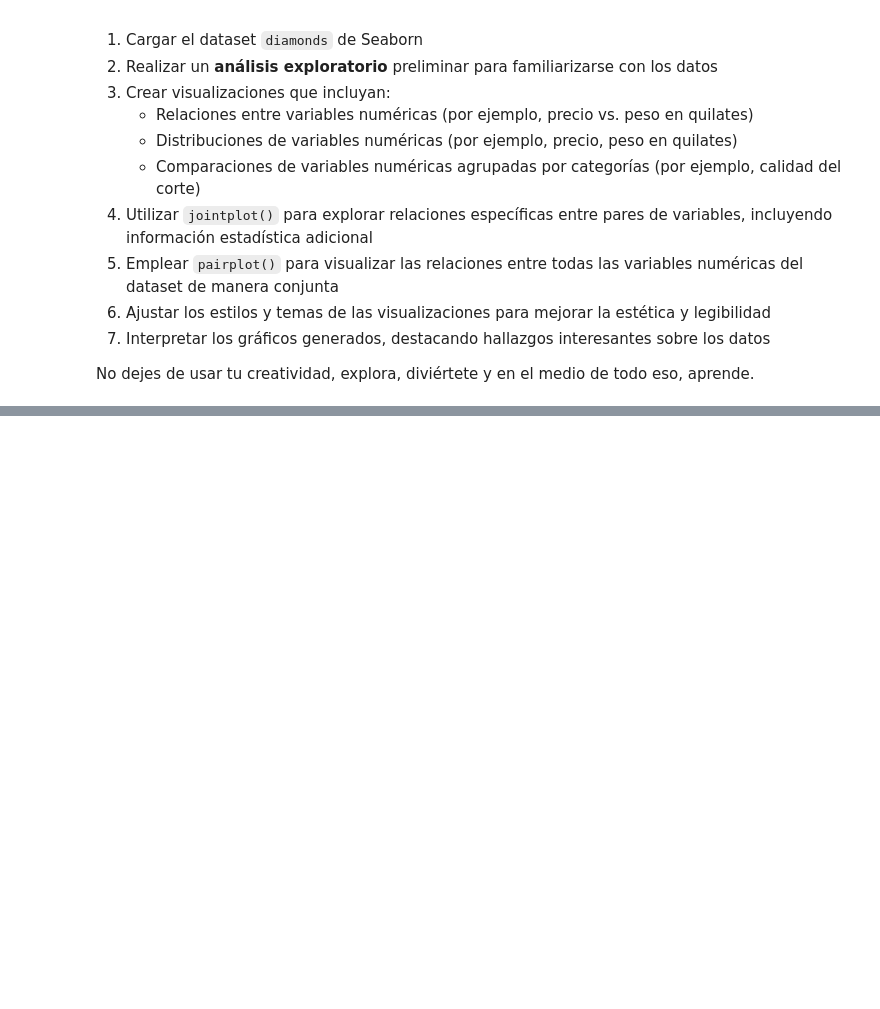
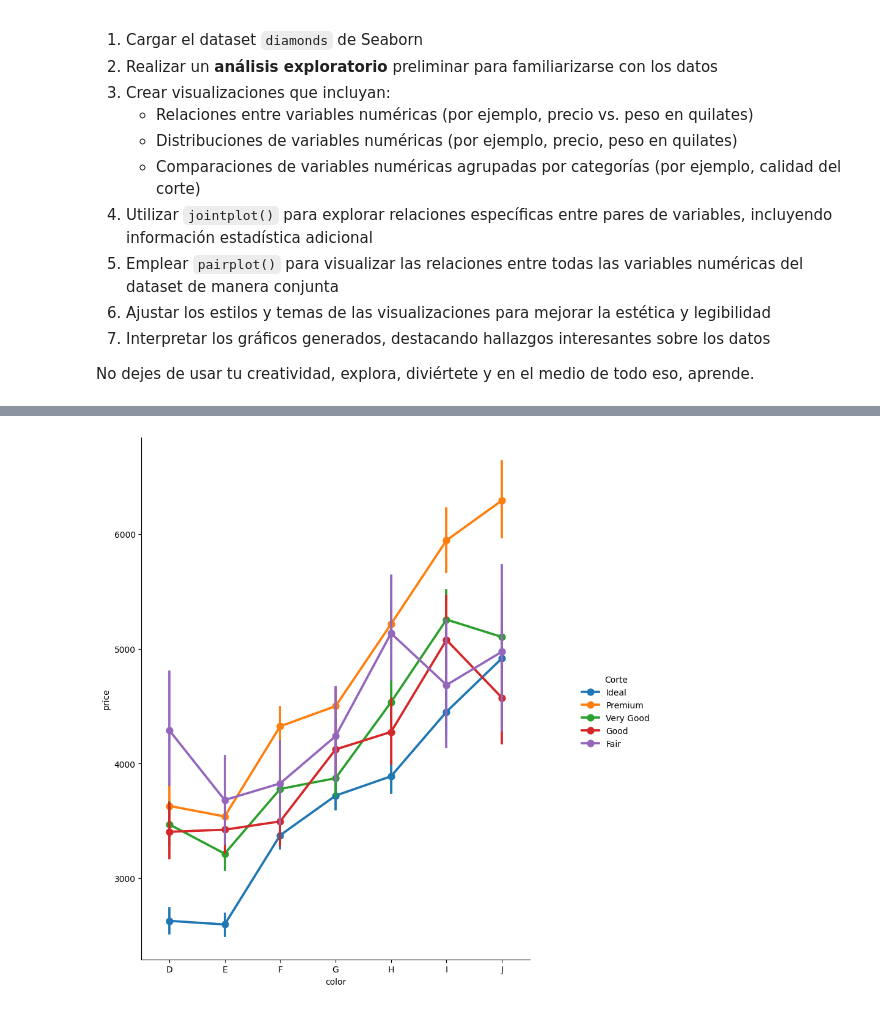
Before and after one commit to sorubadguy/Curso_data_y_machine, a Jupyter notebook: Día_10/Cuadernos para Prácticas/Proyecto del Día 10 - Dashboard de un Análisis Exploratorio de Datos con Seaborn.ipynb, the cells around one changed output, grey strips where cells are left out. Cells and saved outputs as stored; diff of their text form; code cells hidden in the pictures; blank space fills up the shorter version.

```diff
--- a/Día_10/Cuadernos para Prácticas/Proyecto del Día 10 - Dashboard de un Análisis Exploratorio de Datos con Seaborn.ipynb
+++ b/Día_10/Cuadernos para Prácticas/Proyecto del Día 10 - Dashboard de un Análisis Exploratorio de Datos con Seaborn.ipynb
@@ -22,0 +87,10 @@ No dejes de usar tu creatividad, explora, diviértete y en el medio de todo eso,
+# %%
+precio_color_corte = sns.catplot(data=diamantes,
+                              kind='point',
+                              x='color',
+                              y='price',
+                              hue='cut')
+precio_color_corte.legend.set_title('Corte')
+precio_color_corte.figure.set_size_inches(10,10);
+# %% [output]
+[figure, added]
```
Also changed, not shown: parts of 8 cells of this notebook.
